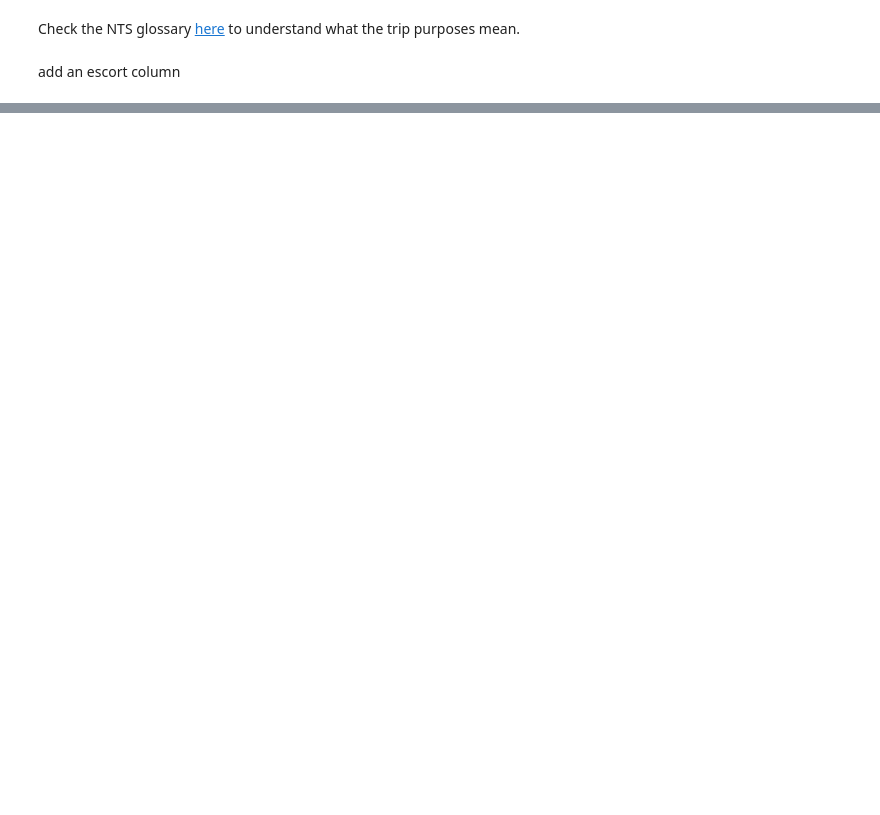
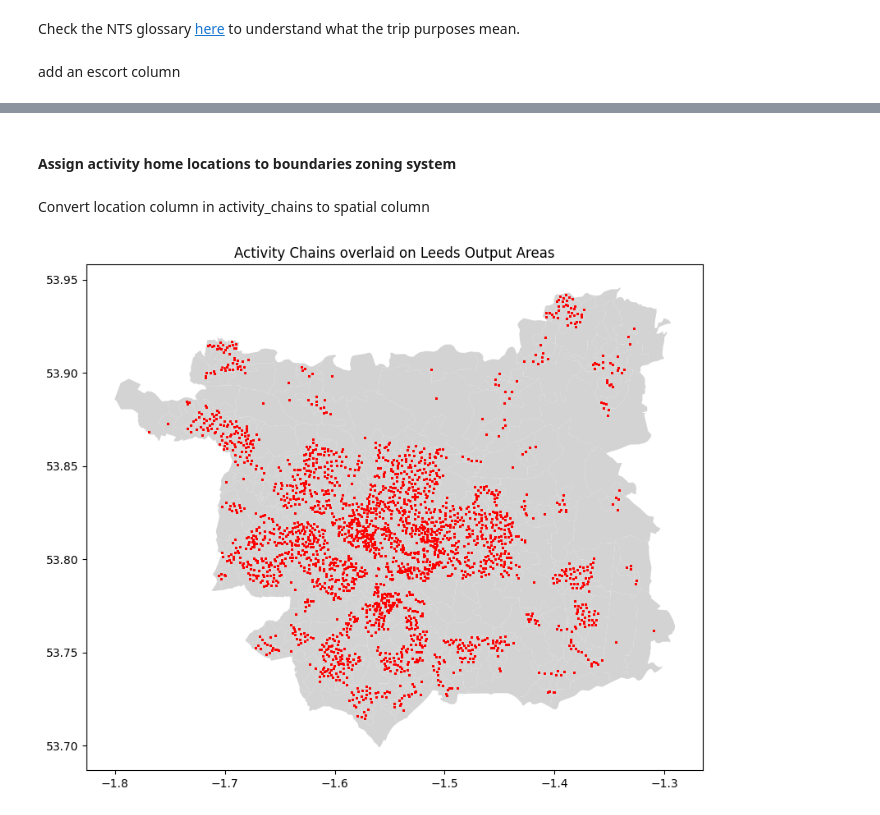
Before and after one commit to Urban-Analytics-Technology-Platform/acbm, a Jupyter notebook: notebooks/3_locations_primary.ipynb, the cells around one changed output, grey strips where cells are left out. Saved outputs shown, nothing was run; the diff lists cells and outputs as text; code cells hidden in the pictures; blank space fills up the shorter version.

Commit message:
first pass at assigning edu to zones

```diff
--- a/notebooks/3_locations_primary.ipynb
+++ b/notebooks/3_locations_primary.ipynb
@@ -212,17 +116,0 @@ Disaggregated by age group
-# %%
-# add NTS values corresponding to age group codes
-
-dict_nts_ind_age = {-10: 'DEAD',
-                    -8: 'NA',
-                    1: '0-4',
-                    2: '5-10',
-                    3: '11-16',
-                    4: '17-20',
-                    5: '21-29',
-                    6: '30-39',
-                    7: '40-49',
-                    8: '50-59',
-                    9: '60+'
-                    }
-
-activity_chains['age_group_years'] = activity_chains['age_group'].map(dict_nts_ind_age)
@@ -330,0 +159,20 @@ boundaries.plot()
+# %% [markdown]
+#### Assign activity home locations to boundaries zoning system
+# %% [markdown]
+Convert location column in activity_chains to spatial column
+# %%
+# turn column to shapely point
+activity_chains['location'] = activity_chains['location'].apply(lambda loc: Point(loc['x'], loc['y']))
+
+# Convert the DataFrame into a GeoDataFrame, and assign a coordinate reference system (CRS)
+activity_chains = gpd.GeoDataFrame(activity_chains, geometry='location')
+activity_chains.crs = "EPSG:4326" # I assume this is the crs
+# %%
+# plot the boundaries gdf and overlay them with the activity_chains gdf
+fig, ax = plt.subplots(figsize=(10, 8))
+boundaries.plot(ax=ax, color='lightgrey')
+activity_chains.plot(ax=ax, color='red', markersize=1)
+plt.title('Activity Chains overlaid on Leeds Output Areas')
+plt.show()
+# %% [output]
+[figure, added]
```
Also changed, not shown: parts of 48 cells of this notebook, 1 other file.
